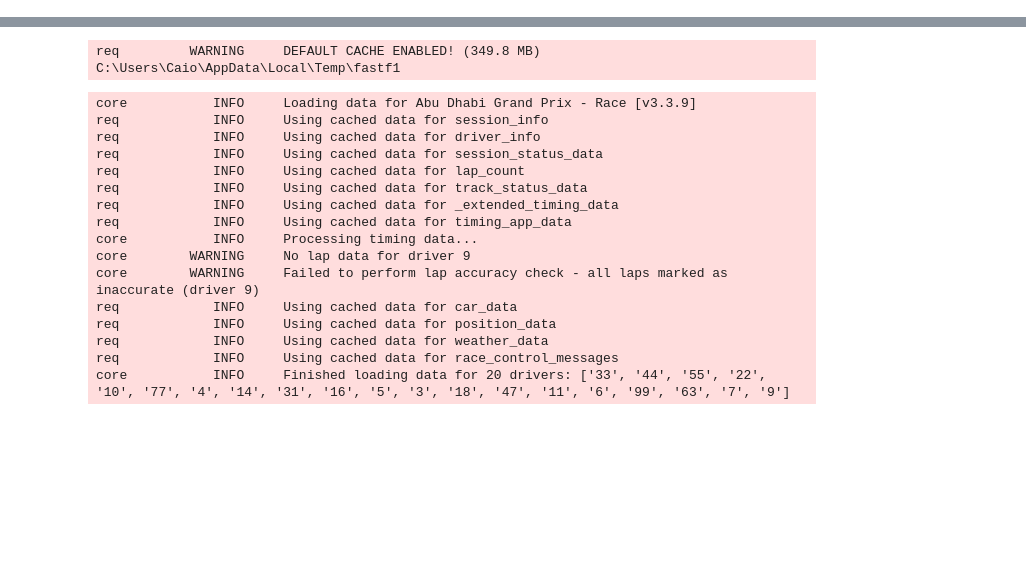
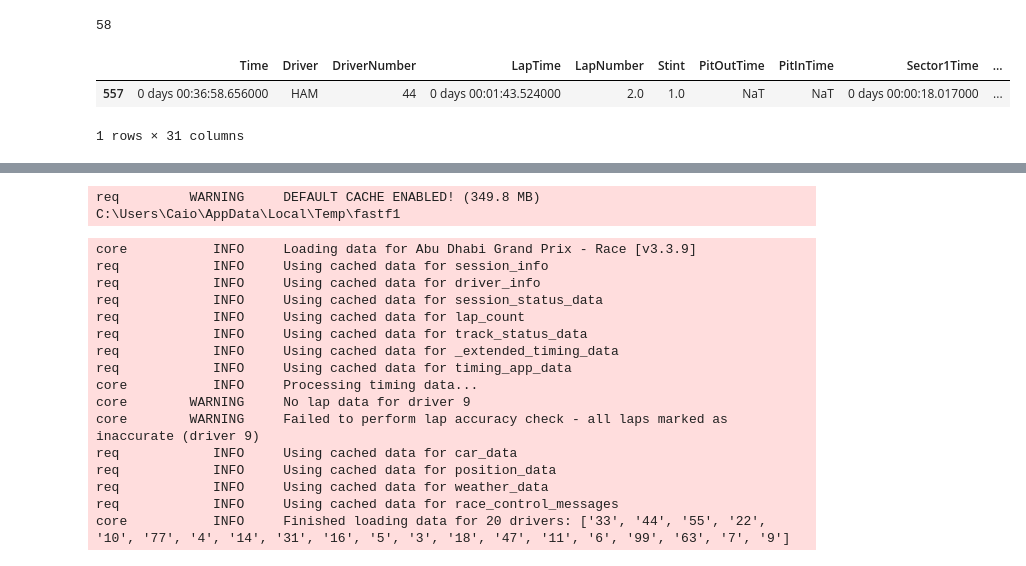
Before and after one commit to caiolacerdamt/f1-project, a Jupyter notebook: main.ipynb, the cells around one changed output, grey strips where cells are left out. Drawn from its saved outputs; the diff is of its cells as text; code cells hidden in the pictures; blank space fills up the shorter version.

```diff
--- a/main.ipynb
+++ b/main.ipynb
@@ -9,0 +30,10 @@ ff1.plotting.setup_mpl()
+# %%
+race._total_laps
+# %% [output]
+58
+# %%
+race.laps.pick_driver('HAM').pick_lap(2)
+# %% [output]
+|  | Time | Driver | DriverNumber | LapTime | LapNumber | Stint | PitOutTime | PitInTime | Sector1Time | ... |
+| 557 | 0 days 00:36:58.656000 | HAM | 44 | 0 days 00:01:43.524000 | 2.0 | 1.0 | NaT | NaT | 0 days 00:00:18.017000 | ... |
+1 rows × 31 columns
```
Also changed, not shown: parts of 6 cells of this notebook, 1 other file.
